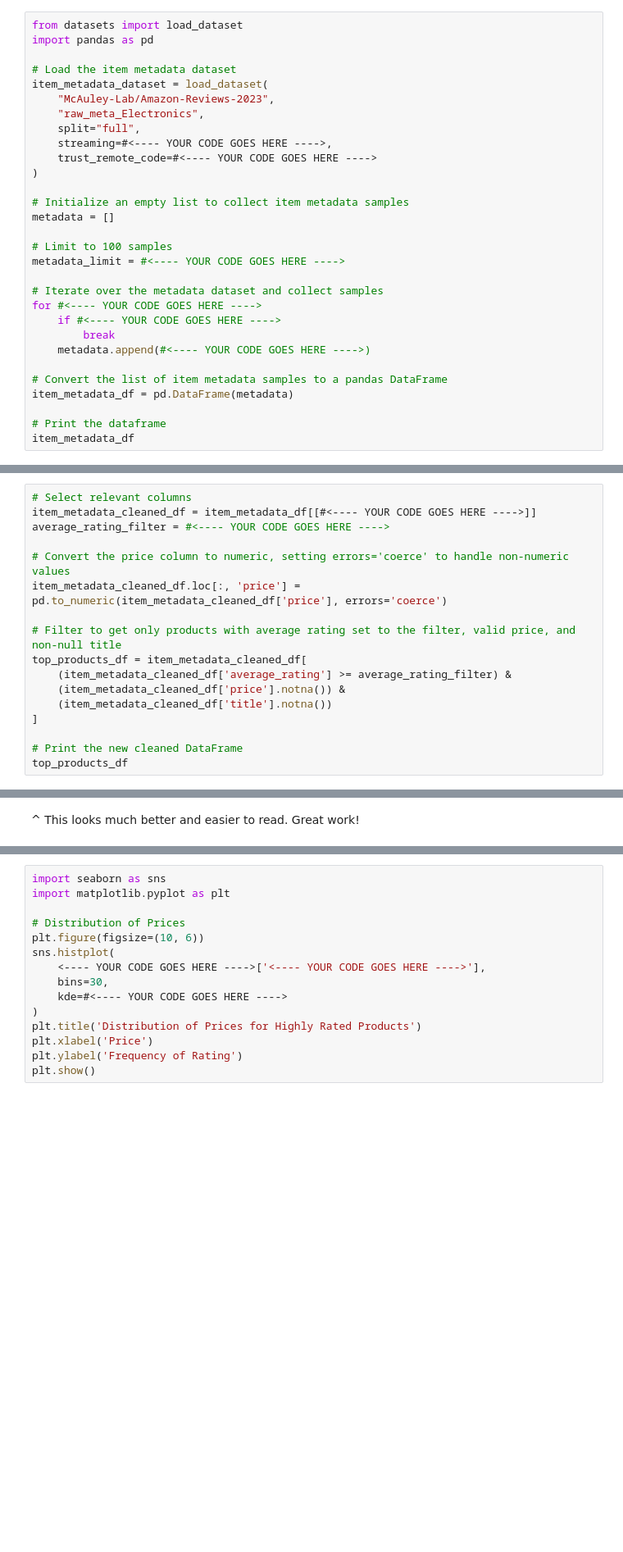
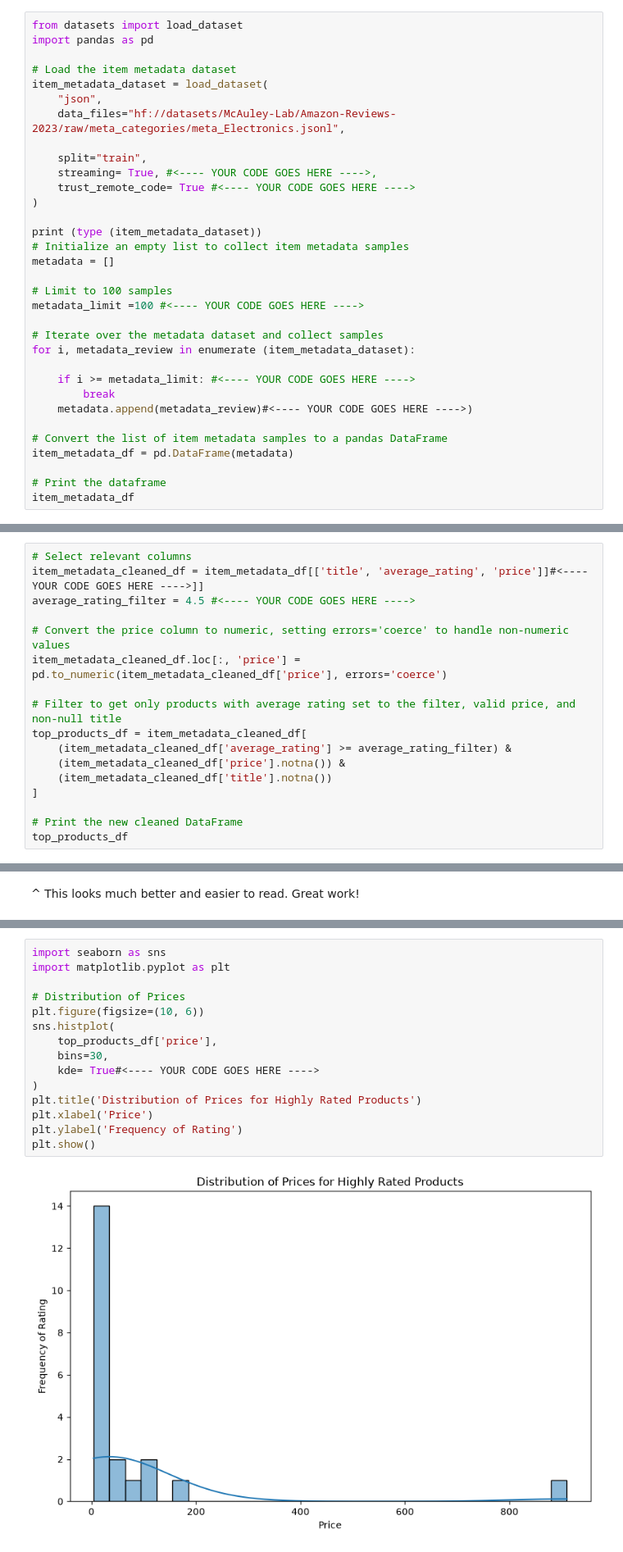
Before and after one commit to PrasunaM/Udacity_Projects, a Jupyter notebook: Amazon_reviews/Udacity - PCEP Project.ipynb, the cells around one changed output, grey strips where cells are left out. Shown at 82% size. Saved outputs shown, nothing was run; the diff lists cells and outputs as text; blank space fills up the shorter version.

```diff
--- a/Amazon_reviews/Udacity - PCEP Project.ipynb
+++ b/Amazon_reviews/Udacity - PCEP Project.ipynb
@@ -197,24 +270,27 @@ import pandas as pd
 
 # Load the item metadata dataset
 item_metadata_dataset = load_dataset(
-    "McAuley-Lab/Amazon-Reviews-2023",
-    "raw_meta_Electronics",
-    split="full",
-    streaming=#<---- YOUR CODE GOES HERE ---->,
-    trust_remote_code=#<---- YOUR CODE GOES HERE ---->
+    "json",
+    data_files="hf://datasets/McAuley-Lab/Amazon-Reviews-2023/raw/meta_categories/meta_Electronics.jsonl",
+
+    split="train",
+    streaming= True, #<---- YOUR CODE GOES HERE ---->,
+    trust_remote_code= True #<---- YOUR CODE GOES HERE ---->
 )
 
+print (type (item_metadata_dataset))
 # Initialize an empty list to collect item metadata samples
 metadata = []
 
 # Limit to 100 samples
-metadata_limit = #<---- YOUR CODE GOES HERE ---->
+metadata_limit =100 #<---- YOUR CODE GOES HERE ---->
 
 # Iterate over the metadata dataset and collect samples
-for #<---- YOUR CODE GOES HERE ---->
-    if #<---- YOUR CODE GOES HERE ---->
+for i, metadata_review in enumerate (item_metadata_dataset):
+
+    if i >= metadata_limit: #<---- YOUR CODE GOES HERE ---->
         break
-    metadata.append(#<---- YOUR CODE GOES HERE ---->)
+    metadata.append(metadata_review)#<---- YOUR CODE GOES HERE ---->)
 
 # Convert the list of item metadata samples to a pandas DataFrame
 item_metadata_df = pd.DataFrame(metadata)
@@ -418,7 +672,7 @@ We will create a new DataFrame called `top_products_df` with these parameters:
 # %%
 # Select relevant columns
-item_metadata_cleaned_df = item_metadata_df[[#<---- YOUR CODE GOES HERE ---->]]
-average_rating_filter = #<---- YOUR CODE GOES HERE ---->
+item_metadata_cleaned_df = item_metadata_df[['title', 'average_rating', 'price']]#<---- YOUR CODE GOES HERE ---->]]
+average_rating_filter = 4.5 #<---- YOUR CODE GOES HERE ---->
 
 # Convert the price column to numeric, setting errors='coerce' to handle non-numeric values
 item_metadata_cleaned_df.loc[:, 'price'] = pd.to_numeric(item_metadata_cleaned_df['price'], errors='coerce')
@@ -548,18 +892,20 @@ In this graph, we will want to see if there is a trend for price and ratings, sp
 # %%
 import seaborn as sns
 import matplotlib.pyplot as plt
 
 # Distribution of Prices
 plt.figure(figsize=(10, 6))
 sns.histplot(
-    <---- YOUR CODE GOES HERE ---->['<---- YOUR CODE GOES HERE ---->'],
+    top_products_df['price'],
     bins=30,
-    kde=#<---- YOUR CODE GOES HERE ---->
+    kde= True#<---- YOUR CODE GOES HERE ---->
 )
 plt.title('Distribution of Prices for Highly Rated Products')
 plt.xlabel('Price')
 plt.ylabel('Frequency of Rating')
 plt.show()
+# %% [output]
+[figure, added]
 # %% [markdown]
 ## Let's Reflect...
 ### 💭 Question 6: What trend (if any) do you notice with price and frequency?
```
Also changed, not shown: parts of 49 cells of this notebook.
